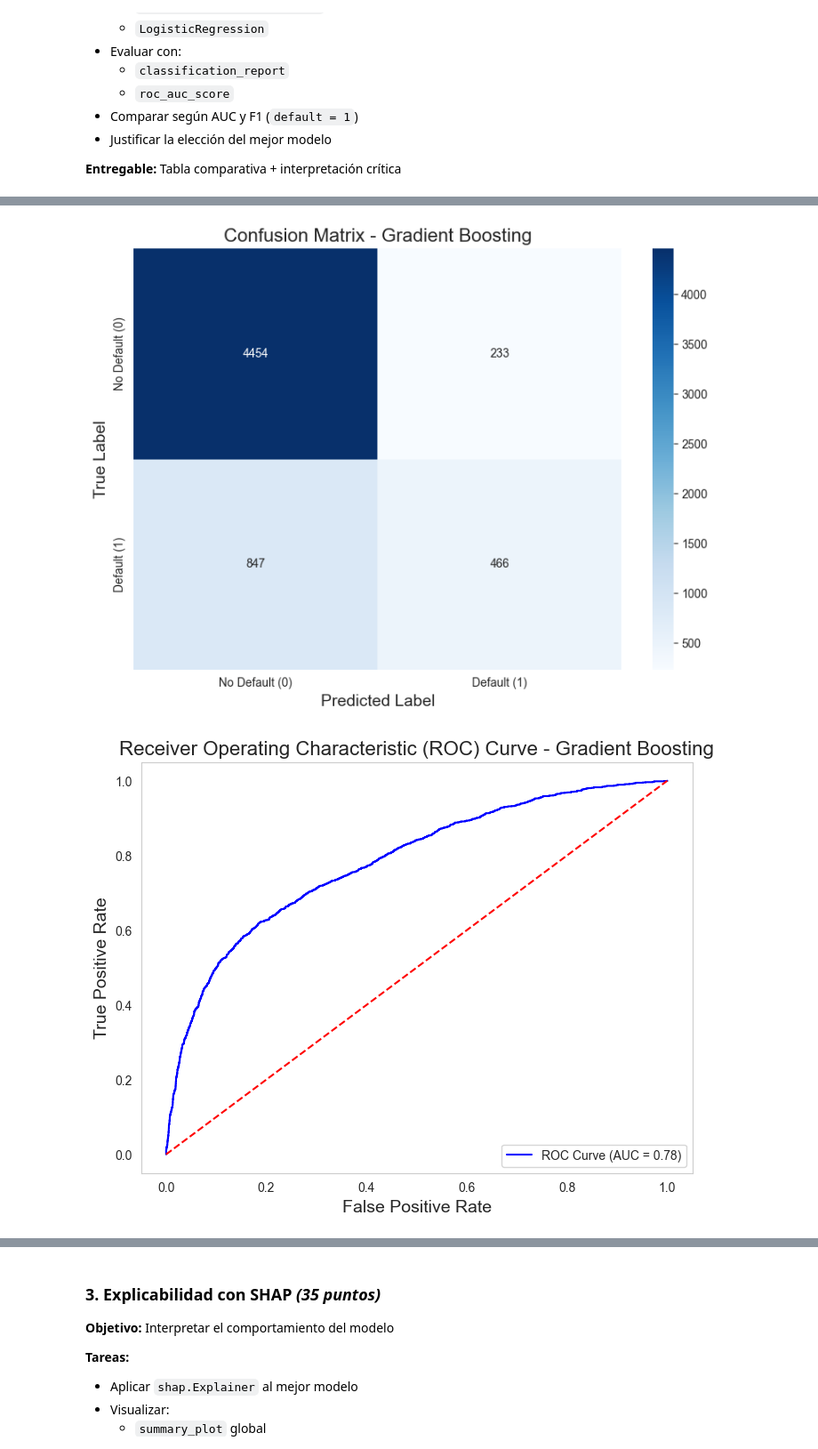
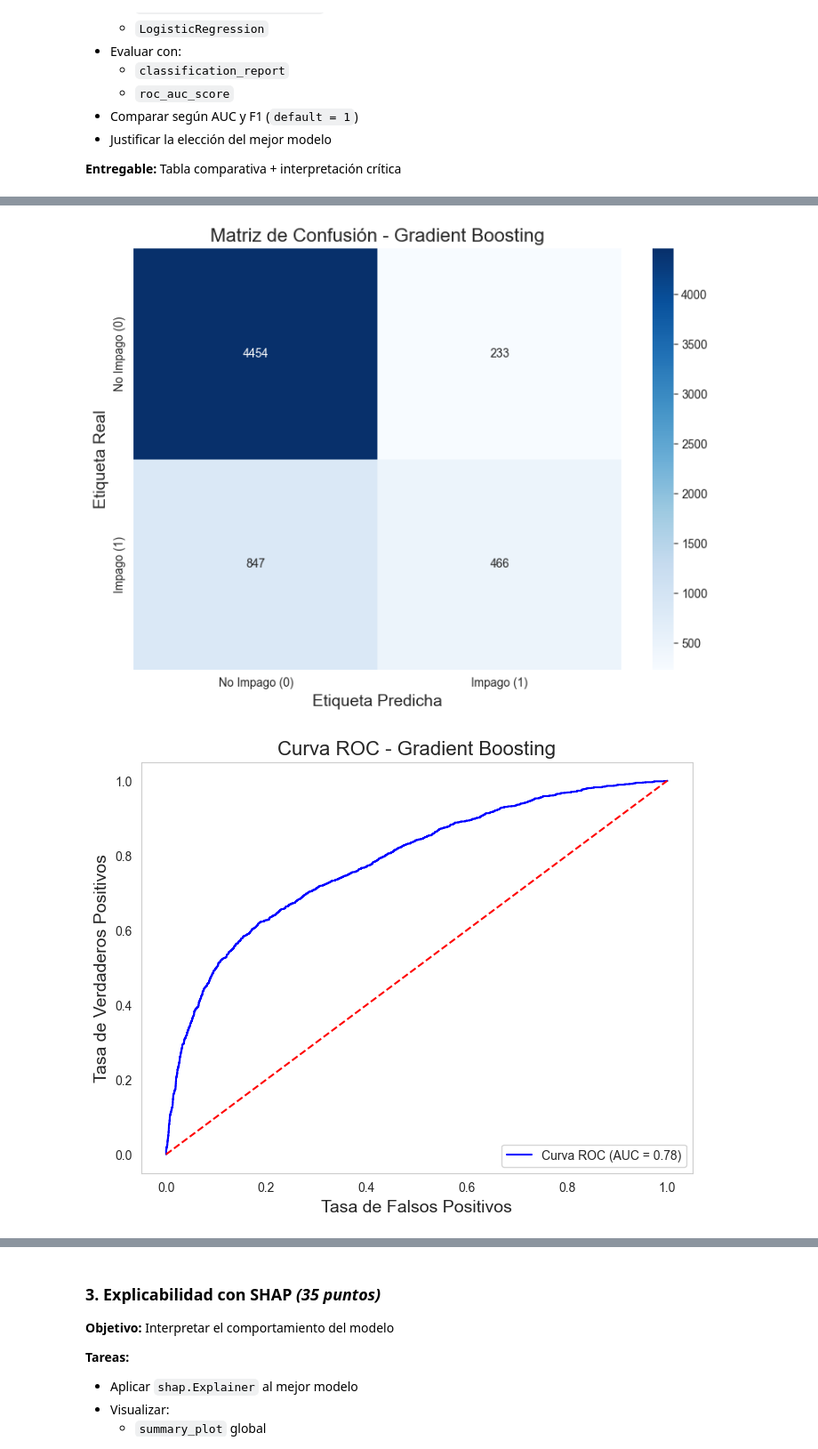
Before and after one commit to nestorojeda/CreditSHAP, a Jupyter notebook: notebook.ipynb, the cells around one changed output, grey strips where cells are left out. Shown at 89% size. Drawn from its saved outputs; the diff is of its cells as text; code cells hidden in the pictures.

```diff
--- a/notebook.ipynb
+++ b/notebook.ipynb
@@ -267,10 +267,10 @@ def plot_confusion_matrix(y_true, y_pred, title):
     cm = confusion_matrix(y_true, y_pred)
     plt.figure(figsize=(8, 6))
     sns.heatmap(cm, annot=True, fmt='d', cmap='Blues',
-                xticklabels=['No Default (0)', 'Default (1)'],
-                yticklabels=['No Default (0)', 'Default (1)'])
-    plt.ylabel('True Label', fontsize=14)
-    plt.xlabel('Predicted Label', fontsize=14)
+                xticklabels=['No Impago (0)', 'Impago (1)'],
+                yticklabels=['No Impago (0)', 'Impago (1)'])
+    plt.ylabel('Etiqueta Real', fontsize=14)
+    plt.xlabel('Etiqueta Predicha', fontsize=14)
     plt.title(title, fontsize=16)
     plt.tight_layout()
     plt.show()
@@ -290,11 +290,11 @@ def plot_roc_curve(y_true, y_pred_proba, title):
     fpr, tpr, thresholds = roc_curve(y_true, y_pred_proba)
 
     plt.figure(figsize=(8, 6))
-    plt.plot(fpr, tpr, label=f'ROC Curve (AUC = {roc_auc:.2f})', color='blue')
+    plt.plot(fpr, tpr, label=f'Curva ROC (AUC = {roc_auc:.2f})', color='blue')
     plt.plot([0, 1], [0, 1], 'r--')  # Diagonal line
     plt.title(title, fontsize=16)
-    plt.xlabel('False Positive Rate', fontsize=14)
-    plt.ylabel('True Positive Rate', fontsize=14)
+    plt.xlabel('Tasa de Falsos Positivos', fontsize=14)
+    plt.ylabel('Tasa de Verdaderos Positivos', fontsize=14)
     plt.legend(loc='lower right')
     plt.grid()
     plt.show()
@@ -357,13 +357,13 @@ gb_classifier.fit(X_train, y_train)
 y_pred_gb = gb_classifier.predict(X_test)
 
 # Evaluate the model
-print("Classification Report for Gradient Boosting:")
+print("Informe de Clasificación para Gradient Boosting:")
 print(classification_report(y_test, y_pred_gb))
 
 # Plot confusion matrix using the utility function
-plot_confusion_matrix(y_test, y_pred_gb, 'Confusion Matrix - Gradient Boosting')
+plot_confusion_matrix(y_test, y_pred_gb, 'Matriz de Confusión - Gradient Boosting')
 
 # Plot ROC curve using the utility function
 y_pred_proba_gb = gb_classifier.predict_proba(X_test)[:, 1]
-roc_auc_gb = plot_roc_curve(y_test, y_pred_proba_gb, 'Receiver Operating Characteristic (ROC) Curve - Gradient Boosting')
+roc_auc_gb = plot_roc_curve(y_test, y_pred_proba_gb, 'Curva ROC - Gradient Boosting')
 # %% [output]
@@ -371,13 +371,13 @@ Classification Report for Gradient Boosting:
               precision    recall  f1-score   support
 
            0       0.84      0.95      0.89      4687
            1       0.67      0.35      0.46      1313
 
     accuracy                           0.82      6000
    macro avg       0.75      0.65      0.68      6000
 weighted avg       0.80      0.82      0.80      6000
-[figure, old version]
+[figure, new version]
-[figure, old version]
+[figure, new version]
 # %%
 # LogisticRegression
 from sklearn.linear_model import LogisticRegression
```
Also changed, not shown: parts of 3 cells of this notebook.
